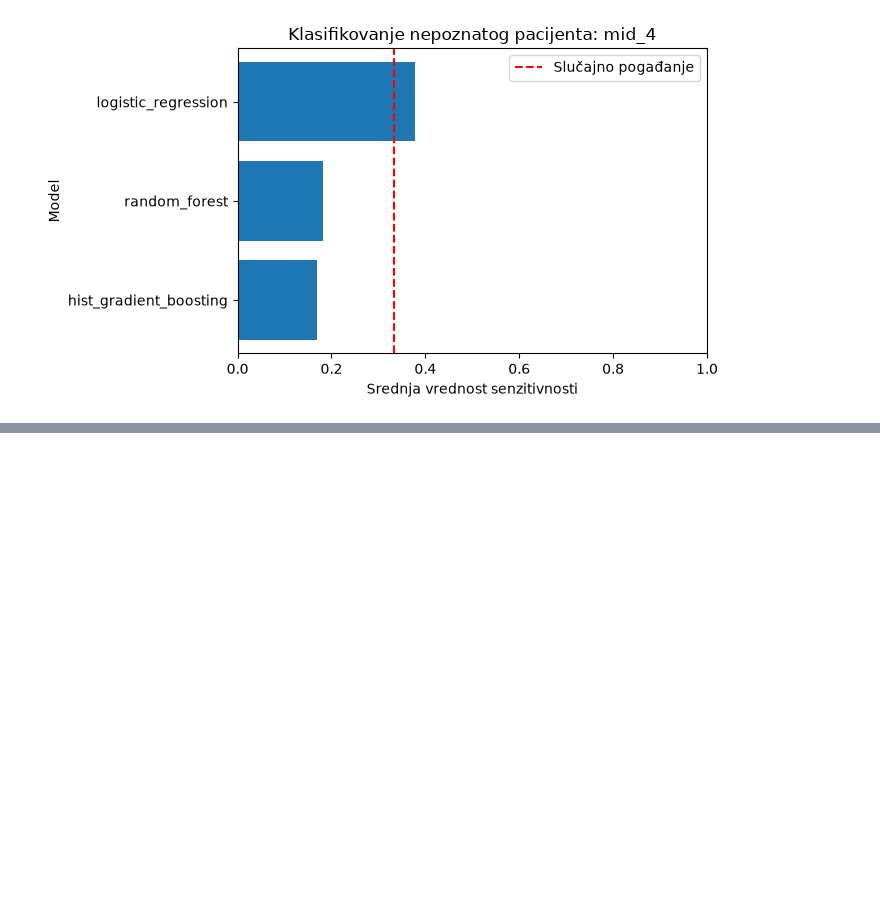
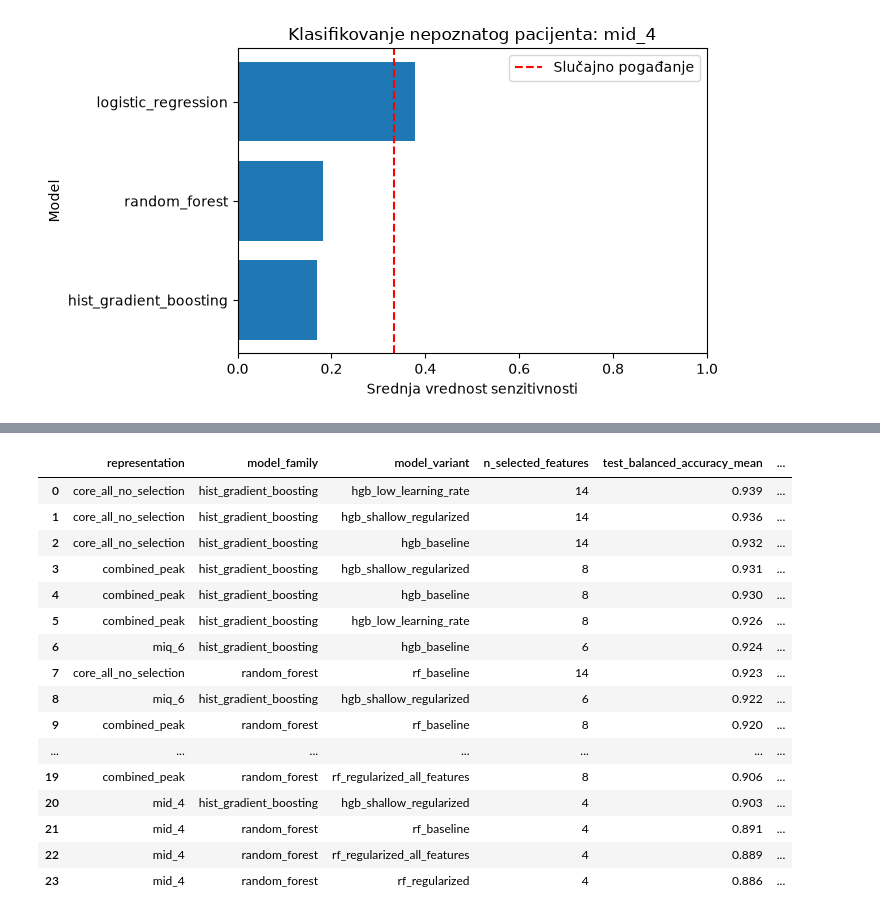
Before and after one commit to peraj-17/MasterProjekatPetarJ, a Jupyter notebook: notebooks/03_modeling.ipynb, the cells around one changed output, grey strips where cells are left out. Cells and saved outputs as stored; diff of their text form; code cells hidden in the pictures; blank space fills up the shorter version.

```diff
--- a/notebooks/03_modeling.ipynb
+++ b/notebooks/03_modeling.ipynb
@@ -5206,0 +5589,32 @@ combined_joint_summary.to_csv(
+# %%
+# Sažeti rezultati
+tree_sensitivity_holdout_summary = (
+    tree_sensitivity_holdout_results
+    .groupby(
+        [
+            "representation",
+            "model_family",
+            "model_variant",
+            "n_selected_features",
+        ],
+        as_index=False,
+    )
+    .agg(
+        mean_patient_recall=(
+            "correct_class_recall",
+            "mean",
+        ),
+        std_patient_recall=(
+            "correct_class_recall",
+            "std",
+        ),
+        minimum_patient_recall=(
+            "correct_class_recall",
+            "min",
+        ),
+        maximum_patient_recall=(
+            "correct_class_recall",
+            "max",
+        ),
+    )
+)
@@ -5206,0 +5799,30 @@ combined_joint_summary.to_csv(
+# %%
+# Rezultati poređani po performansama na nivou ROI
+tree_sensitivity_joint_by_roi = (
+    tree_sensitivity_joint_summary
+    .sort_values(
+        "test_balanced_accuracy_mean",
+        ascending=False,
+    )
+    .reset_index(drop=True)
+)
+
+tree_sensitivity_joint_by_roi.round(3)
+# %% [output]
+|  | representation | model_family | model_variant | n_selected_features | test_balanced_accuracy_mean | ... |
+| 0 | core_all_no_selection | hist_gradient_boosting | hgb_low_learning_rate | 14 | 0.939 | ... |
+| 1 | core_all_no_selection | hist_gradient_boosting | hgb_shallow_regularized | 14 | 0.936 | ... |
+| 2 | core_all_no_selection | hist_gradient_boosting | hgb_baseline | 14 | 0.932 | ... |
+| 3 | combined_peak | hist_gradient_boosting | hgb_shallow_regularized | 8 | 0.931 | ... |
+| 4 | combined_peak | hist_gradient_boosting | hgb_baseline | 8 | 0.930 | ... |
+| 5 | combined_peak | hist_gradient_boosting | hgb_low_learning_rate | 8 | 0.926 | ... |
+| 6 | miq_6 | hist_gradient_boosting | hgb_baseline | 6 | 0.924 | ... |
+| 7 | core_all_no_selection | random_forest | rf_baseline | 14 | 0.923 | ... |
+| 8 | miq_6 | hist_gradient_boosting | hgb_shallow_regularized | 6 | 0.922 | ... |
+| 9 | combined_peak | random_forest | rf_baseline | 8 | 0.920 | ... |
+| ... | ... | ... | ... | ... | ... | ... |
+| 19 | combined_peak | random_forest | rf_regularized_all_features | 8 | 0.906 | ... |
+| 20 | mid_4 | hist_gradient_boosting | hgb_shallow_regularized | 4 | 0.903 | ... |
+| 21 | mid_4 | random_forest | rf_baseline | 4 | 0.891 | ... |
+| 22 | mid_4 | random_forest | rf_regularized_all_features | 4 | 0.889 | ... |
+| 23 | mid_4 | random_forest | rf_regularized | 4 | 0.886 | ... |
```
Also changed, not shown: parts of 30 cells of this notebook, 15 other files.
